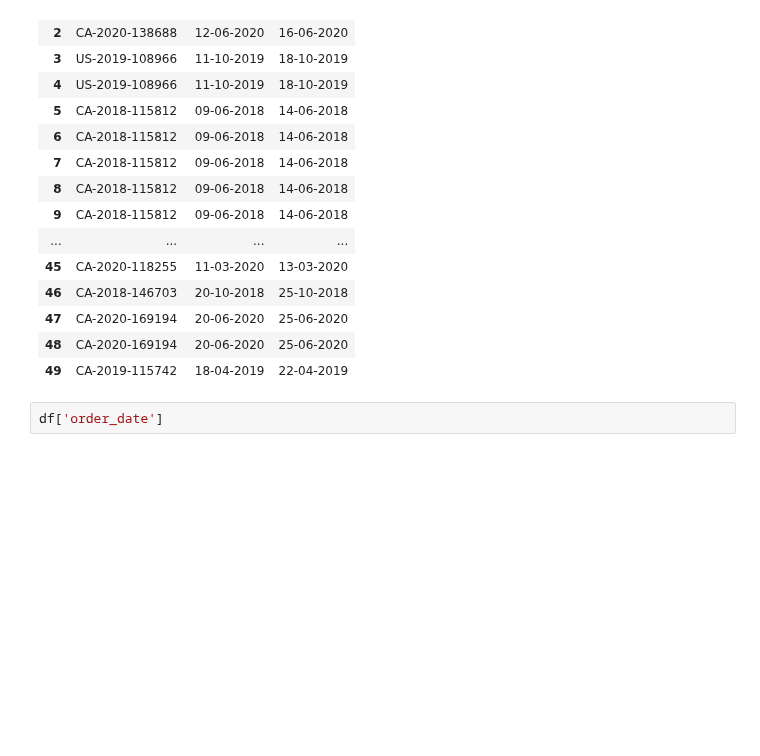
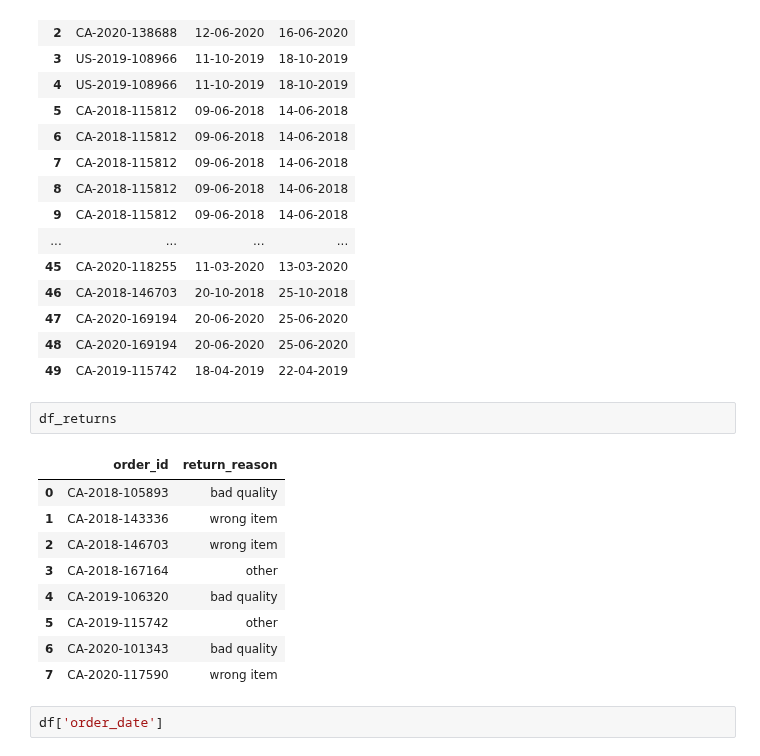
Before and after one commit to Bibhuti-MLAI/Python-Coding-Interview, a Jupyter notebook: Pandas_Python_Practice.ipynb, the cells around one changed output. Cells and saved outputs as stored; diff of their text form; blank space fills up the shorter version.

```diff
--- a/Pandas_Python_Practice.ipynb
+++ b/Pandas_Python_Practice.ipynb
@@ -56,6 +59,18 @@ df_new
 | 47 | CA-2020-169194 | 20-06-2020 | 25-06-2020 |
 | 48 | CA-2020-169194 | 20-06-2020 | 25-06-2020 |
 | 49 | CA-2019-115742 | 18-04-2019 | 22-04-2019 |
+# %%
+df_returns
+# %% [output]
+|  | order_id | return_reason |
+| 0 | CA-2018-105893 | bad quality |
+| 1 | CA-2018-143336 | wrong item |
+| 2 | CA-2018-146703 | wrong item |
+| 3 | CA-2018-167164 | other |
+| 4 | CA-2019-106320 | bad quality |
+| 5 | CA-2019-115742 | other |
+| 6 | CA-2020-101343 | bad quality |
+| 7 | CA-2020-117590 | wrong item |
 # %%
 df['order_date']
 # %% [output]
```
Also changed, not shown: parts of 8 cells of this notebook.
